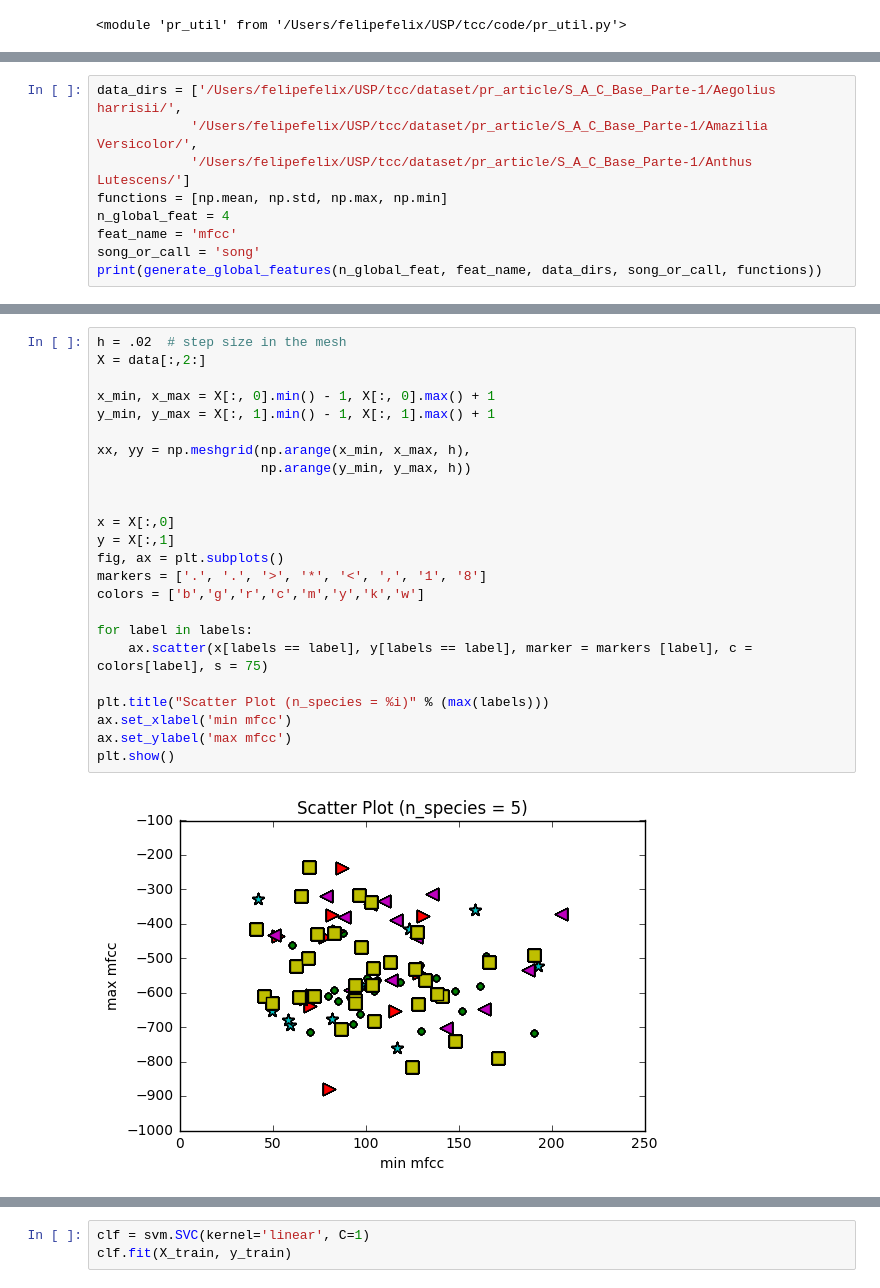
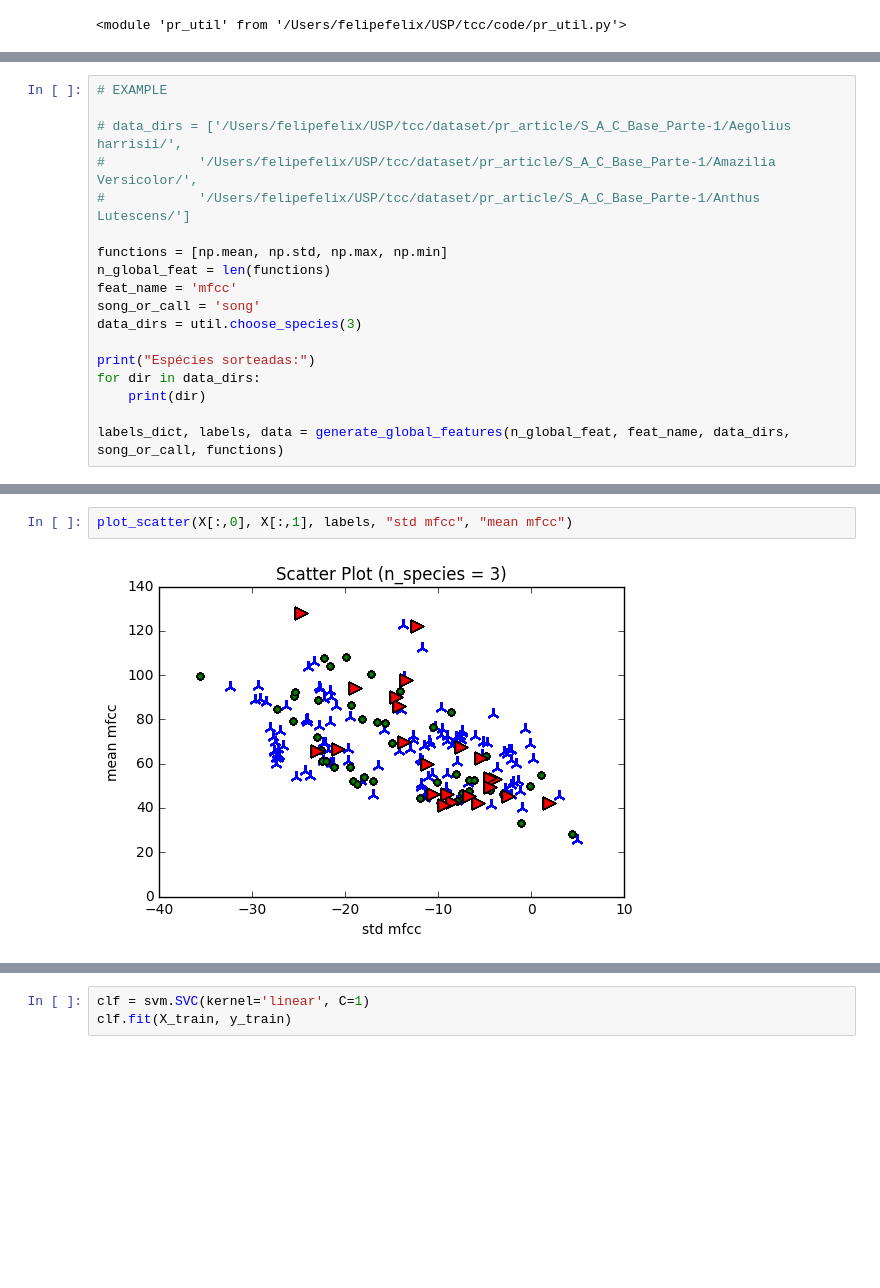
Before and after one commit to fsfelix/tcc, a Jupyter notebook: code/Classification-Prototype.ipynb, the cells around one changed output, grey strips where cells are left out. Saved outputs shown, nothing was run; the diff lists cells and outputs as text; blank space fills up the shorter version.

```diff
--- a/code/Classification-Prototype.ipynb
+++ b/code/Classification-Prototype.ipynb
@@ -163,10 +90,19 @@ print(data)
 # %%
-data_dirs = ['/Users/felipefelix/USP/tcc/dataset/pr_article/S_A_C_Base_Parte-1/Aegolius harrisii/',
-            '/Users/felipefelix/USP/tcc/dataset/pr_article/S_A_C_Base_Parte-1/Amazilia Versicolor/',
-            '/Users/felipefelix/USP/tcc/dataset/pr_article/S_A_C_Base_Parte-1/Anthus Lutescens/']
+# EXAMPLE
+
+# data_dirs = ['/Users/felipefelix/USP/tcc/dataset/pr_article/S_A_C_Base_Parte-1/Aegolius harrisii/',
+#            '/Users/felipefelix/USP/tcc/dataset/pr_article/S_A_C_Base_Parte-1/Amazilia Versicolor/',
+#            '/Users/felipefelix/USP/tcc/dataset/pr_article/S_A_C_Base_Parte-1/Anthus Lutescens/']
+
 functions = [np.mean, np.std, np.max, np.min]
-n_global_feat = 4
+n_global_feat = len(functions)
 feat_name = 'mfcc'
 song_or_call = 'song'
-print(generate_global_features(n_global_feat, feat_name, data_dirs, song_or_call, functions))
+data_dirs = util.choose_species(3)
+
+print("Espécies sorteadas:")
+for dir in data_dirs:
+    print(dir)
+
+labels_dict, labels, data = generate_global_features(n_global_feat, feat_name, data_dirs, song_or_call, functions)
 # %% [output]
@@ -217,26 +140,4 @@ plt.show()
-# %%
-h = .02  # step size in the mesh
-X = data[:,2:]
-
-x_min, x_max = X[:, 0].min() - 1, X[:, 0].max() + 1
-y_min, y_max = X[:, 1].min() - 1, X[:, 1].max() + 1
-
-xx, yy = np.meshgrid(np.arange(x_min, x_max, h),
-                     np.arange(y_min, y_max, h))
-
-
-x = X[:,0]
-y = X[:,1]
-fig, ax = plt.subplots()
-markers = ['.', '.', '>', '*', '<', ',', '1', '8']
-colors = ['b','g','r','c','m','y','k','w']
-
-for label in labels:
-    ax.scatter(x[labels == label], y[labels == label], marker = markers [label], c = colors[label], s = 75)
-
-plt.title("Scatter Plot (n_species = %i)" % (max(labels)))
-ax.set_xlabel('min mfcc')
-ax.set_ylabel('max mfcc')
-plt.show()
-# %% [output]
-[figure, removed]
+# %%
+plot_scatter(X[:,0], X[:,1], labels, "std mfcc", "mean mfcc")
+# %% [output]
+[figure, added]
```
Also changed, not shown: parts of 14 cells of this notebook, 2 other files.
